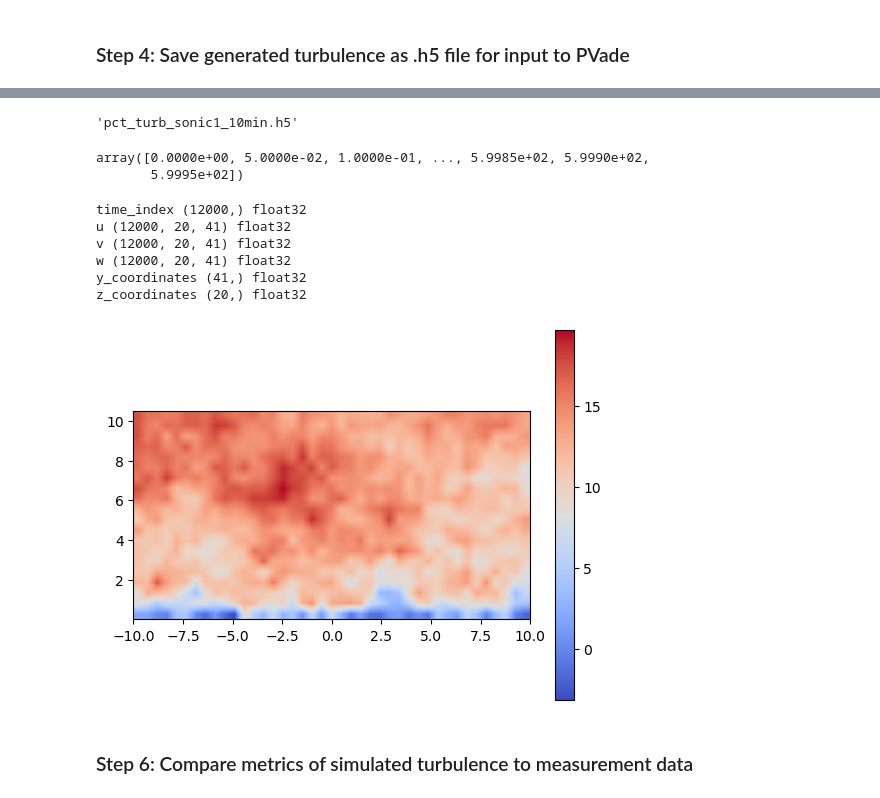
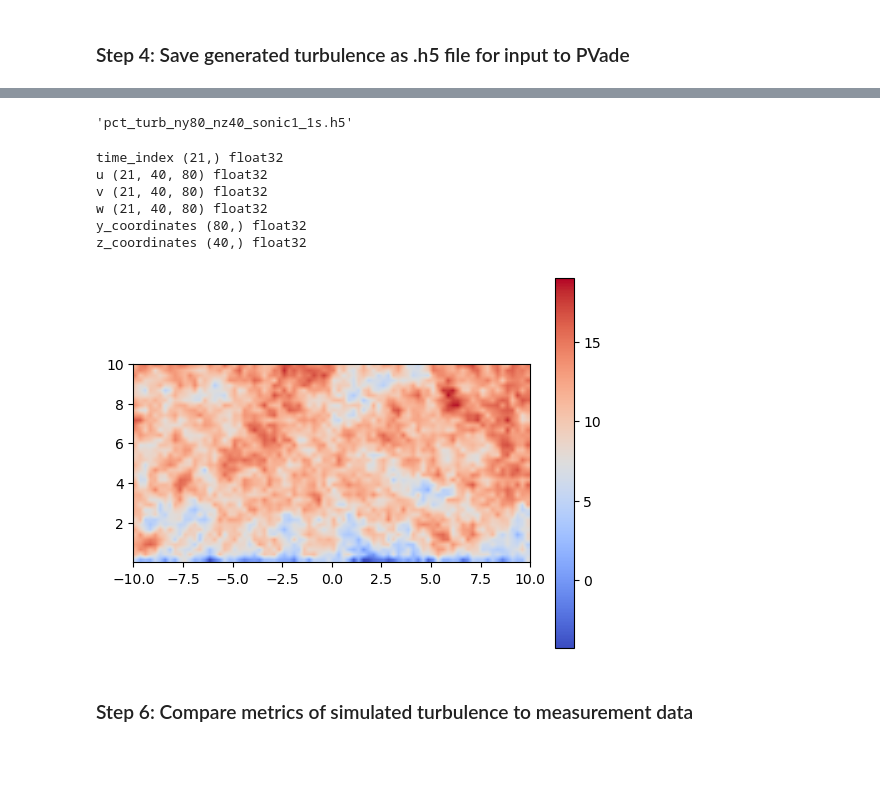
Before and after one commit to brookeslawski/pyconturb-pvade, a Jupyter notebook: duramat_constrained_turb.ipynb, the cells around one changed output, grey strips where cells are left out. Drawn from its saved outputs; the diff is of its cells as text; code cells hidden in the pictures; blank space fills up the shorter version.

```diff
--- a/duramat_constrained_turb.ipynb
+++ b/duramat_constrained_turb.ipynb
@@ -163,19 +238,24 @@ plt.axis('equal'); plt.legend(bbox_to_anchor=(1.05, 1), loc=2, borderaxespad=0.)
 # this example uses the default IEC 61400-1 Ed. 3 (Kaimal Spectrum with Exponential Coherence)
 # instead of interpolating from the data
 
+z_hub = 10
+u_ref = find_u_ref(z_hub) * 1.75
+
 # for 10-sec time period
-# kwargs = {'u_ref': u_mean_sonic1.values[0], 'turb_class': 'B', 'z_hub': 2.23,  # necessary keyword arguments for IEC turbulence
+# kwargs = {'u_ref': u_mean_sonic1.values[0], 'turb_class': 'B', 'z_hub': z_sonic1,  # necessary keyword arguments for IEC turbulence
 #           'T': con_tc.get_T(), 'nt': con_tc.get_time().index.size}  # simulation length (s) and time step (s)
 # interp_data = 'none' # 'all'  # use the default IEC 61400-1 profile instead of interpolating from contstraints
-kwargs = {'u_ref': 18.5, 'turb_class': 'B', 'z_hub': 10,  # necessary keyword arguments for IEC turbulence
+# kwargs = {'u_ref': 18.5, 'turb_class': 'B', 'z_hub': 10,  # necessary keyword arguments for IEC turbulence
+#           'T': con_tc.get_T(), 'nt': con_tc.get_time().index.size}  # simulation length (s) and time step (s)
+# interp_data = 'none' # 'all'  # use the default IEC 61400-1 profile instead of interpolating from contstraints
+kwargs = {'u_ref': u_ref, 'turb_class': 'B', 'z_hub': z_hub,  # necessary keyword arguments for IEC turbulence
           'T': con_tc.get_T(), 'nt': con_tc.get_time().index.size}  # simulation length (s) and time step (s)
-interp_data = 'none' # 'all'  # use the default IEC 61400-1 profile instead of interpolating from contstraints
+interp_data = 'none' # 'all'  # use the default IEC 61400-1 profile instead of interpolating from constraints
 
 # for 10-min time period
 # kwargs = {'u_ref': 21.0, 'turb_class': 'B', 'z_hub': 10,  # necessary keyword arguments for IEC turbulence
 #           'T': con_tc.get_T(), 'nt': con_tc.get_time().index.size}  # simulation length (s) and time step (s)
 # interp_data = 'none' # 'all'  # use the default IEC 61400-1 profile instead of interpolating from contstraints
 
-
 # generate turbulence
 sim_turb_df = gen_turb(spat_df, con_tc=con_tc, interp_data=interp_data, **kwargs)
@@ -185,2 +273,0 @@ sim_turb_df = gen_turb(spat_df, con_tc=con_tc, interp_data=interp_data, **kwargs
-# %%
-sim_turb_df = pd.read_csv('constrained_turb_'+sonic_data_fn)
@@ -298,5 +351,13 @@ plt.imshow(data['u'][0,:,:],  # imshow requires nz-ny slice
             interpolation='bilinear',
             cmap='coolwarm')  # image smoothing
 plt.colorbar()
+
+fig, ax = plt.subplots()
+plt.imshow(data['u'][-1,:,:],  # imshow requires nz-ny slice
+            origin='lower',  # smallest y-z in lower left, not upper left
+            extent=[y[0], y[-1], z[0], z[-1]],  # lateral and vertical limits
+            interpolation='bilinear',
+            cmap='coolwarm')  # image smoothing
+plt.colorbar()
 # %% [output]
 <matplotlib.colorbar.Colorbar at 0x...>
@@ -304,15 +366,11 @@ plt.colorbar()
 # %%
-h5_filename = 'pct_turb_'+sonic_data_fn[:-4]+'.h5'
+# h5_filename = 'pct_turb_'+sonic_data_fn[:-4]+'.h5'
+h5_filename = 'pct_turb_ny80_nz40_sonic1_1s.h5'
 h5_filename
 # %% [output]
-'pct_turb_sonic1_10min.h5'
+'pct_turb_ny80_nz40_sonic1_1s.h5'
-# %%
-con_tc.get_time().index.values.astype(float)
-# %% [output]
-array([0.0000e+00, 5.0000e-02, 1.0000e-01, ..., 5.9985e+02, 5.9990e+02,
-       5.9995e+02])
 # %%
-h5_filename = 'pct_turb_'+sonic_data_fn[:-4]+'.h5'
+# h5_filename = 'pct_turb_'+sonic_data_fn[:-4]+'.h5'
 t_steps = con_tc.get_time().index.size
 time = con_tc.get_time().index.values.astype(float)
 
@@ -323,40 +381,40 @@ with h5py.File(h5_filename, "w") as fp:
     fp.create_dataset("y_coordinates", shape=(ny,))
     fp["y_coordinates"][:] = y
 
     fp.create_dataset("z_coordinates", shape=(nz,))
     fp["z_coordinates"][:] = z
 
     fp.create_dataset("u", shape=(t_steps, nz, ny))
     fp["u"][:] = data['u'][:]
 
     fp.create_dataset("v", shape=(t_steps, nz, ny))
     fp["v"][:] = data['v'][:]
 
     fp.create_dataset("w", shape=(t_steps, nz, ny))
     fp["w"][:] = data['w'][:]
 
 with h5py.File(h5_filename, "r") as fp:
     for key, val in fp.items():
         print(key, val.shape, val.dtype)
 
     y_fp = fp["y_coordinates"][:]
     z_fp = fp["z_coordinates"][:]
 
     fig, ax = plt.subplots()
     plt.imshow(fp["u"][0, :, :],  # imshow requires nz-ny slice
                 origin='lower',  # smallest y-z in lower left, not upper left
                 extent=[y_fp[0], y_fp[-1], z_fp[0], z_fp[-1]],  # lateral and vertical limits
                 interpolation='bilinear',
                 cmap='coolwarm')  # image smoothing
     plt.colorbar()
 # %% [output]
-time_index (12000,) float32
-u (12000, 20, 41) float32
-v (12000, 20, 41) float32
-w (12000, 20, 41) float32
-y_coordinates (41,) float32
-z_coordinates (20,) float32
+time_index (21,) float32
+u (21, 40, 80) float32
+v (21, 40, 80) float32
+w (21, 40, 80) float32
+y_coordinates (80,) float32
+z_coordinates (40,) float32
-[figure, old version]
+[figure, new version]
 # %% [markdown]
 ### Step 6: Compare metrics of simulated turbulence to measurement data ###
 # %%
```
Also changed, not shown: parts of 29 cells of this notebook.
